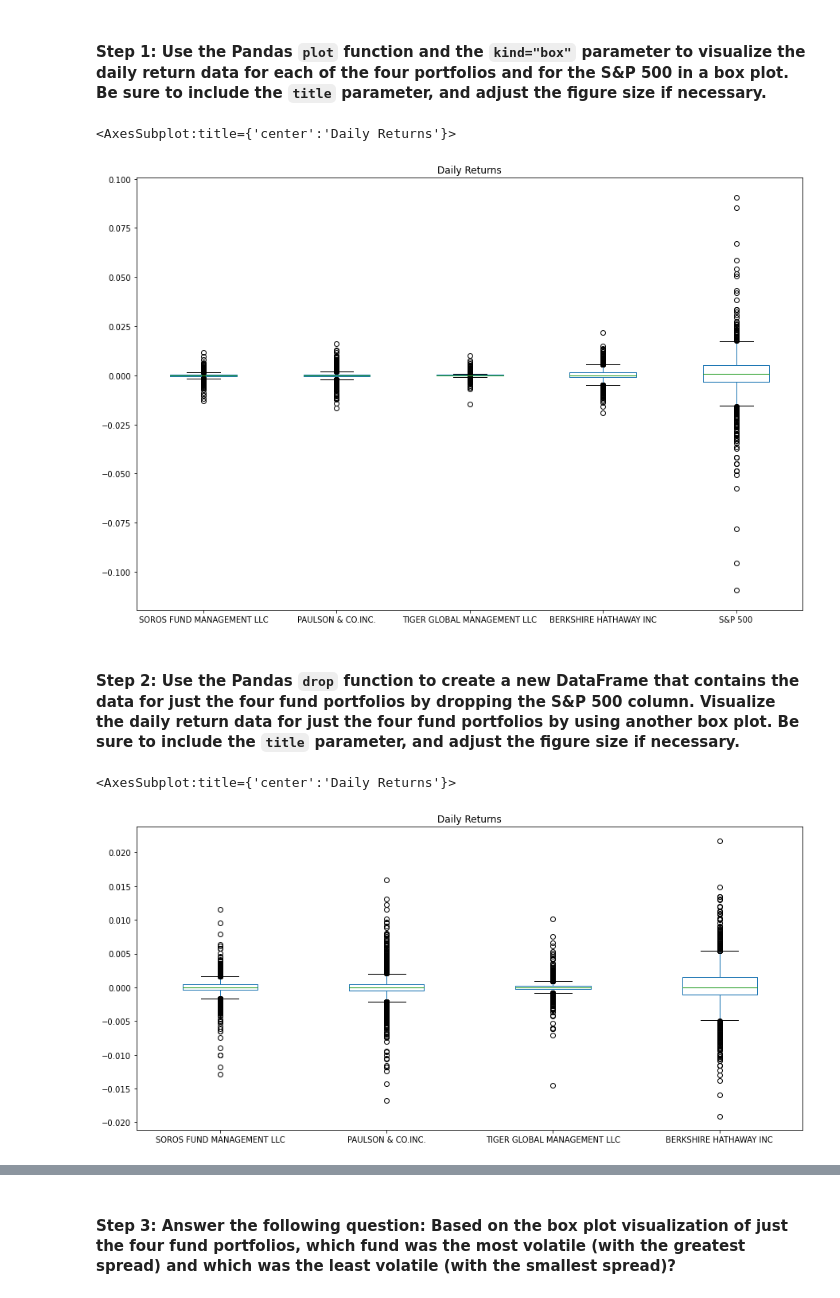
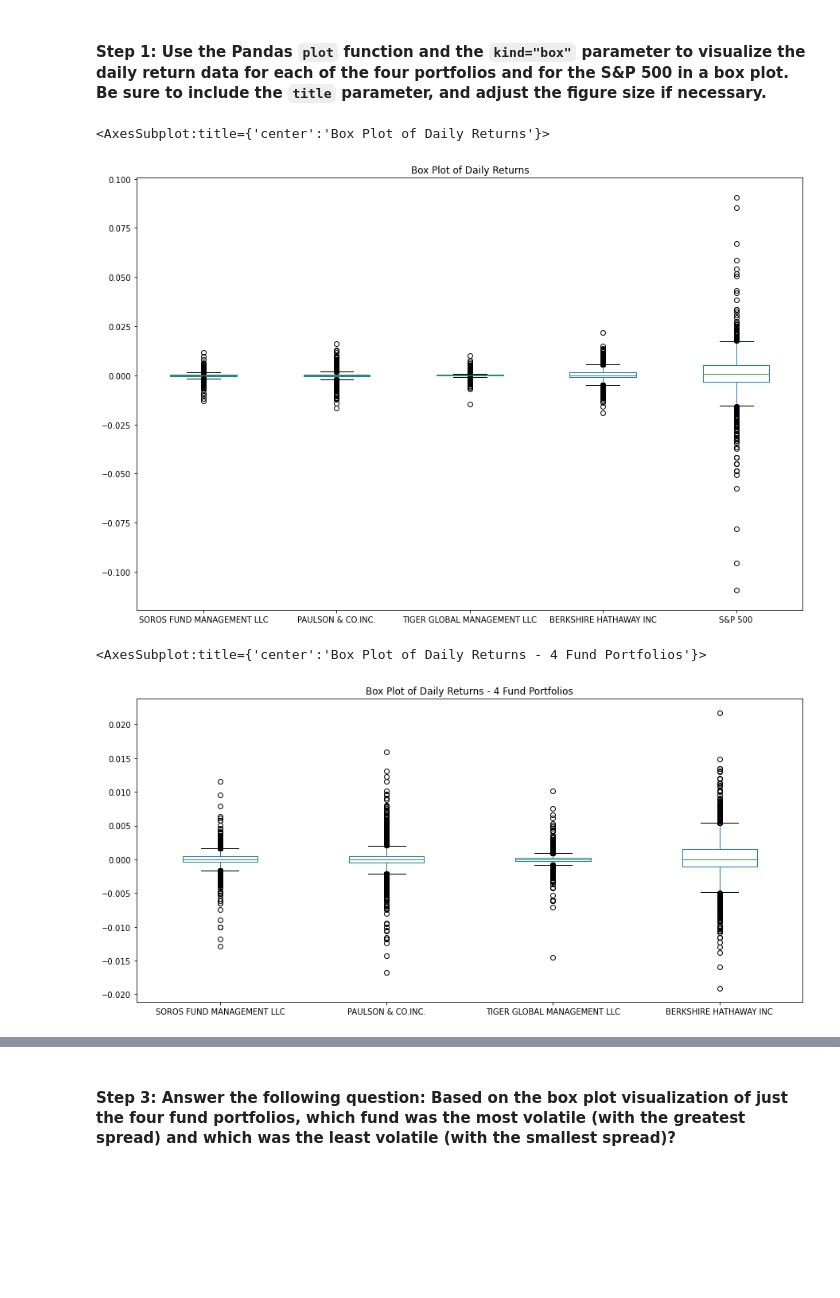
Before and after one commit to dcmar18/RiskReturnAnalysis, a Jupyter notebook: risk_return_analysis.ipynb, the cells around one changed output, grey strips where cells are left out. Drawn from its saved outputs; the diff is of its cells as text; code cells hidden in the pictures; blank space fills up the shorter version.

Commit message:
Wrote code for analyzing risk, standard deviation and plotting

```diff
--- a/risk_return_analysis.ipynb
+++ b/risk_return_analysis.ipynb
@@ -227,9 +228,7 @@ Analyze the volatility of each of the four fund portfolios and of the S&P 500 In
 # %%
 # Use the daily return data to create box plots to visualize the volatility of the 4 funds and the S&P 500
 # Include a title parameter and adjust the figure size
-daily_returns_df.plot.box(figsize=(15,10),title="Daily Returns")
+daily_returns_df.plot.box(figsize=(15,10),title="Box Plot of Daily Returns")
 # %% [output]
-<AxesSubplot:title={'center':'Daily Returns'}>
+<AxesSubplot:title={'center':'Box Plot of Daily Returns'}>
-[figure, old version]
+[figure, new version]
-# %% [markdown]
-#### Step 2: Use the Pandas `drop` function to create a new DataFrame that contains the data for just the four fund portfolios by dropping the S&P 500 column. Visualize the daily return data for just the four fund portfolios by using another box plot. Be sure to include the `title` parameter, and adjust the figure size if necessary.
@@ -236,14 +238,14 @@ daily_returns_df.plot.box(figsize=(15,10),title="Daily Returns")
 # %%
 # Create a new DataFrame containing only the 4 fund portfolios by dropping the S&P 500 column from the DataFrame
 # Create box plots to reflect the return data for only the 4 fund portfolios
 # Include a title parameter and adjust the figure size
 funds_daily_returns = daily_returns_df.drop("S&P 500", axis=1)
 funds_daily_returns.head()
 
-funds_daily_returns.plot.box(figsize=(15,7),title="Daily Returns")
+funds_daily_returns.plot.box(figsize=(15,7),title="Box Plot of Daily Returns - 4 Fund Portfolios")
 # %% [output]
-<AxesSubplot:title={'center':'Daily Returns'}>
+<AxesSubplot:title={'center':'Box Plot of Daily Returns - 4 Fund Portfolios'}>
-[figure, old version]
+[figure, new version]
 # %%
 # Used describe function to analyze the daily returns data of the four funds
 funds_daily_returns.describe()
```
Also changed, not shown: parts of 10 cells of this notebook.
